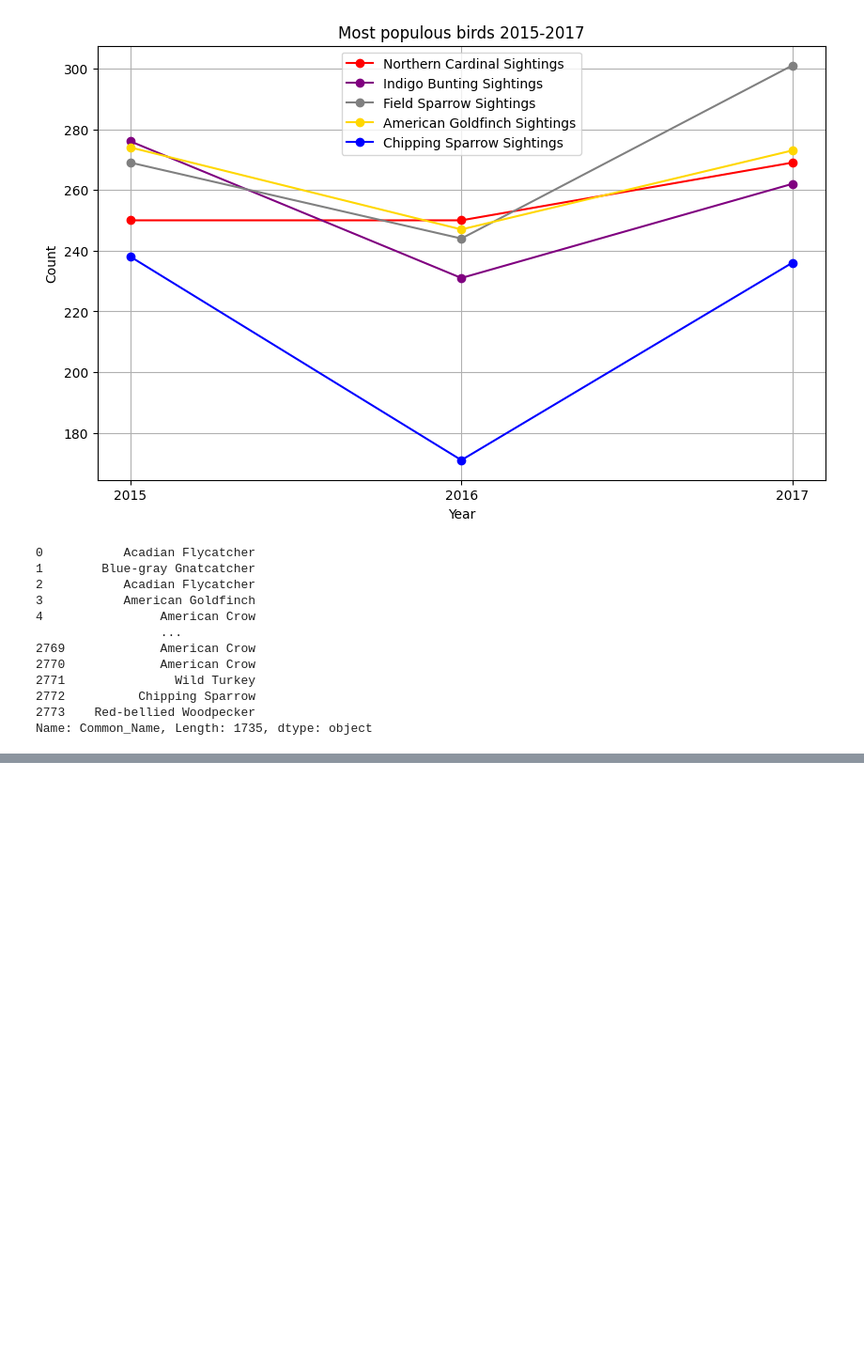
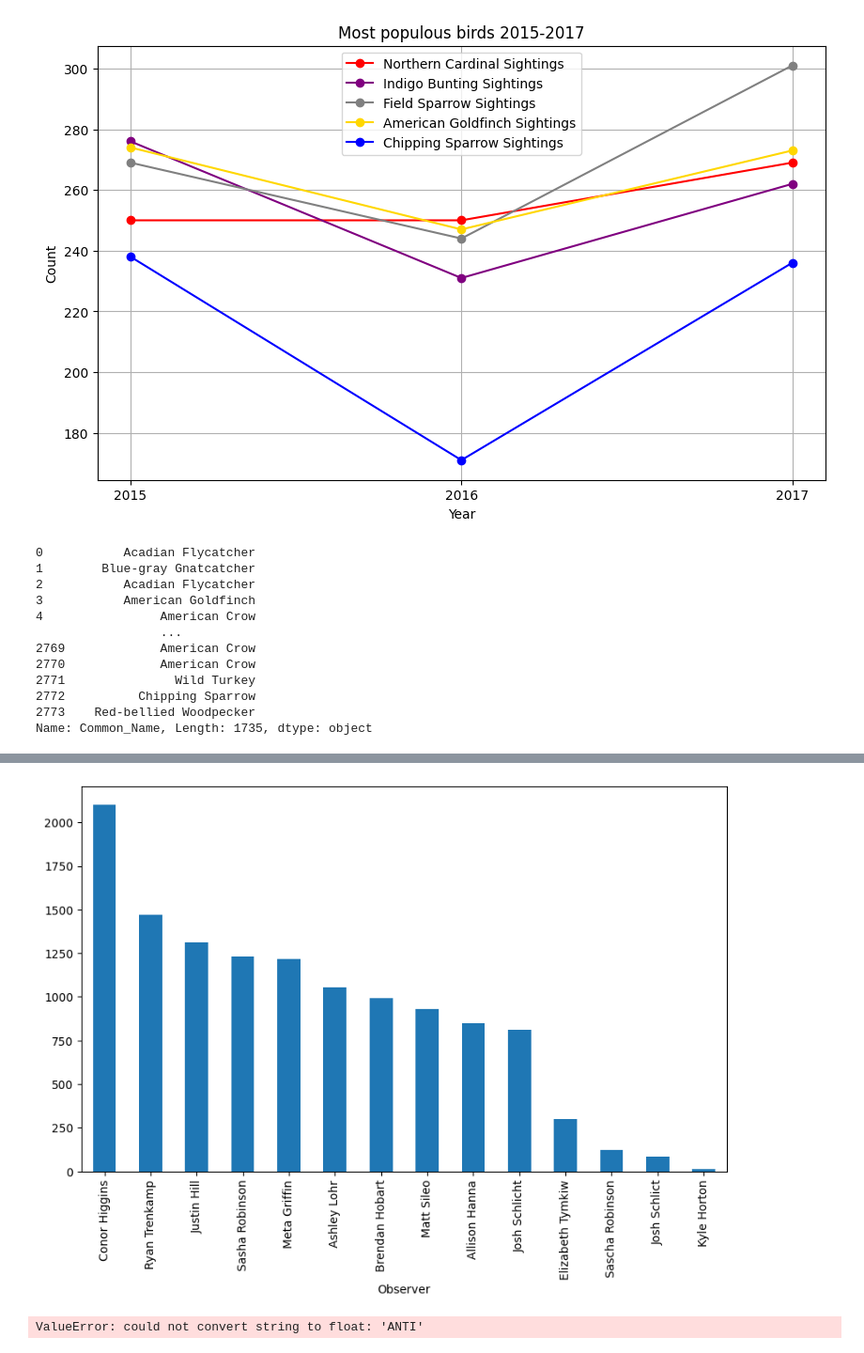
Before and after one commit to Zenon-Nowakowski/Bird-watching-data-analysis, a Jupyter notebook: main.ipynb, the cells around one changed output, grey strips where cells are left out. Shown at 94% size. Drawn from its saved outputs; the diff is of its cells as text; code cells hidden in the pictures; blank space fills up the shorter version.

```diff
--- a/main.ipynb
+++ b/main.ipynb
@@ -156,0 +162,11 @@ KeyError: 'Year'
+# %%
+plt.figure(figsize=(10, 6))  # Modify the size according to your preference
+birds_late['Observer'].value_counts().plot(kind='bar')
+plt.show()
+# %% [output]
+[figure, added]
+# %%
+#Convert strings into index and then run corr, cannot do it on strings
+birds.corr()
+# %% [output]
+ValueError: could not convert string to float: 'ANTI'
```
Also changed, not shown: parts of 5 cells of this notebook.
